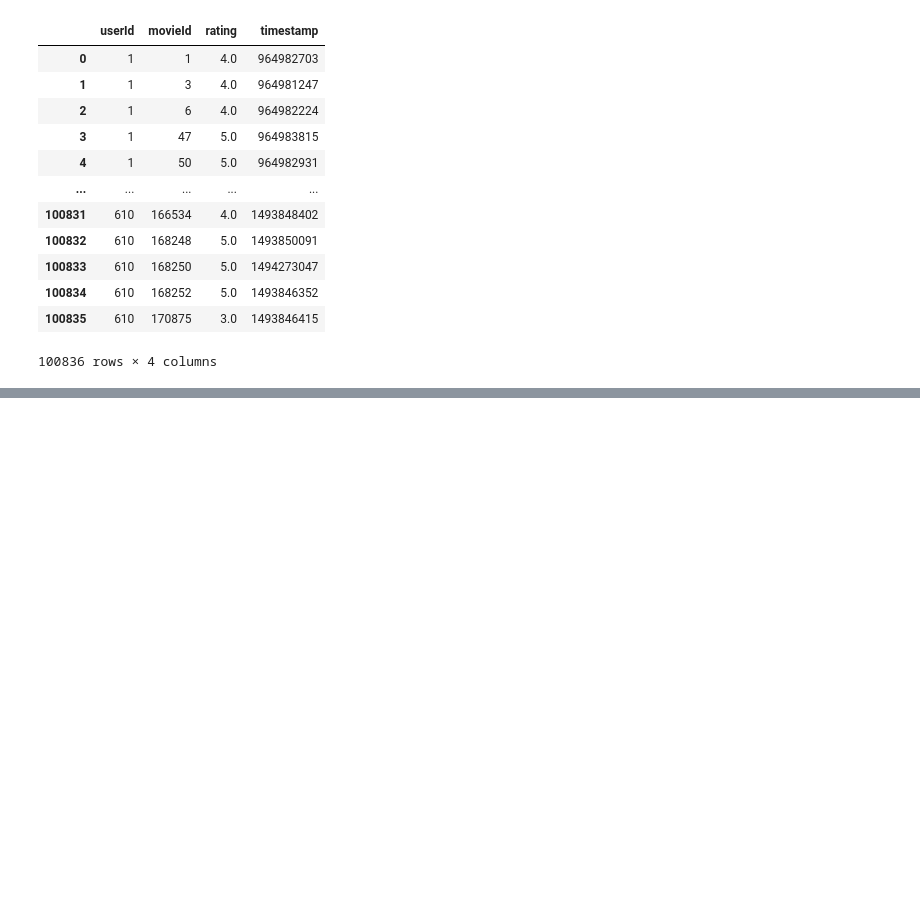
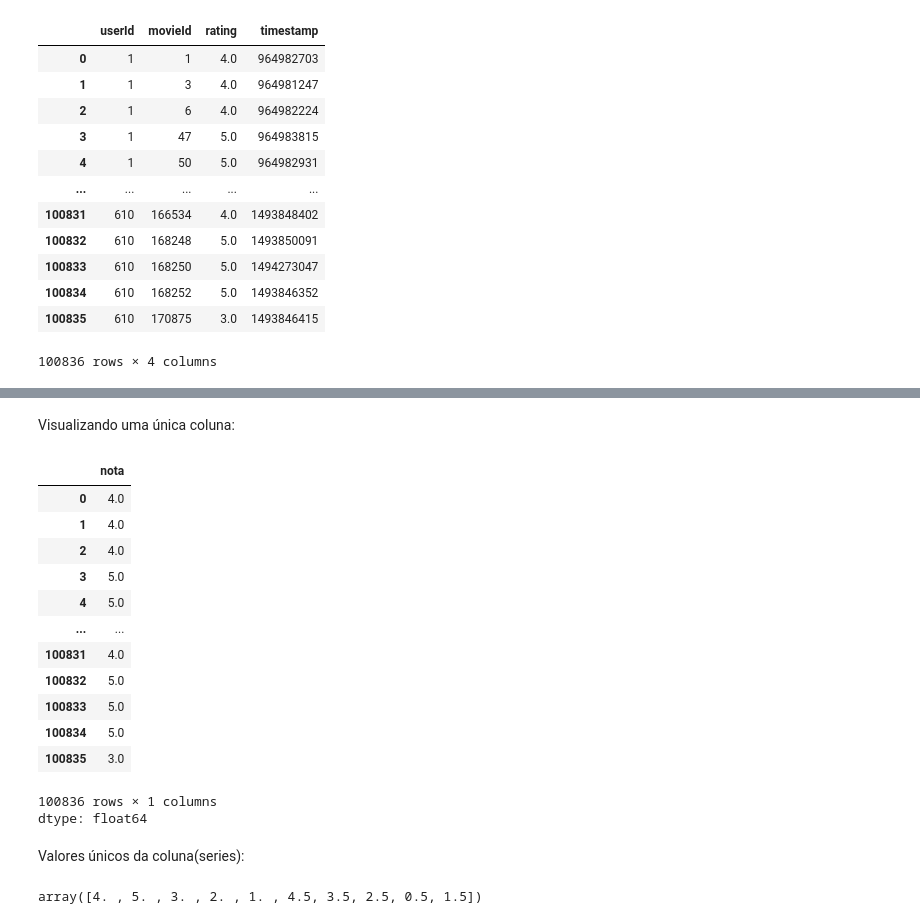
Before and after one commit to Camillabgarcia/data_science, a Jupyter notebook: Explorando_e_analisando_dados_1.ipynb, the cells around one changed output, grey strips where cells are left out. Saved outputs shown, nothing was run; the diff lists cells and outputs as text; code cells hidden in the pictures; blank space fills up the shorter version.

```diff
--- a/Explorando_e_analisando_dados_1.ipynb
+++ b/Explorando_e_analisando_dados_1.ipynb
@@ -21,0 +41,25 @@ notas
+# %% [markdown]
+Visualizando uma única coluna:
+# %%
+notas['nota']
+# %% [output]
+|  | nota |
+| 0 | 4.0 |
+| 1 | 4.0 |
+| 2 | 4.0 |
+| 3 | 5.0 |
+| 4 | 5.0 |
+| ... | ... |
+| 100831 | 4.0 |
+| 100832 | 5.0 |
+| 100833 | 5.0 |
+| 100834 | 5.0 |
+| 100835 | 3.0 |
+100836 rows × 1 columns
+dtype: float64
+# %% [markdown]
+Valores únicos da coluna(series):
+# %%
+notas['nota'].unique()
+# %% [output]
+array([4. , 5. , 3. , 2. , 1. , 4.5, 3.5, 2.5, 0.5, 1.5])
```
Also changed, not shown: parts of 19 cells of this notebook.
